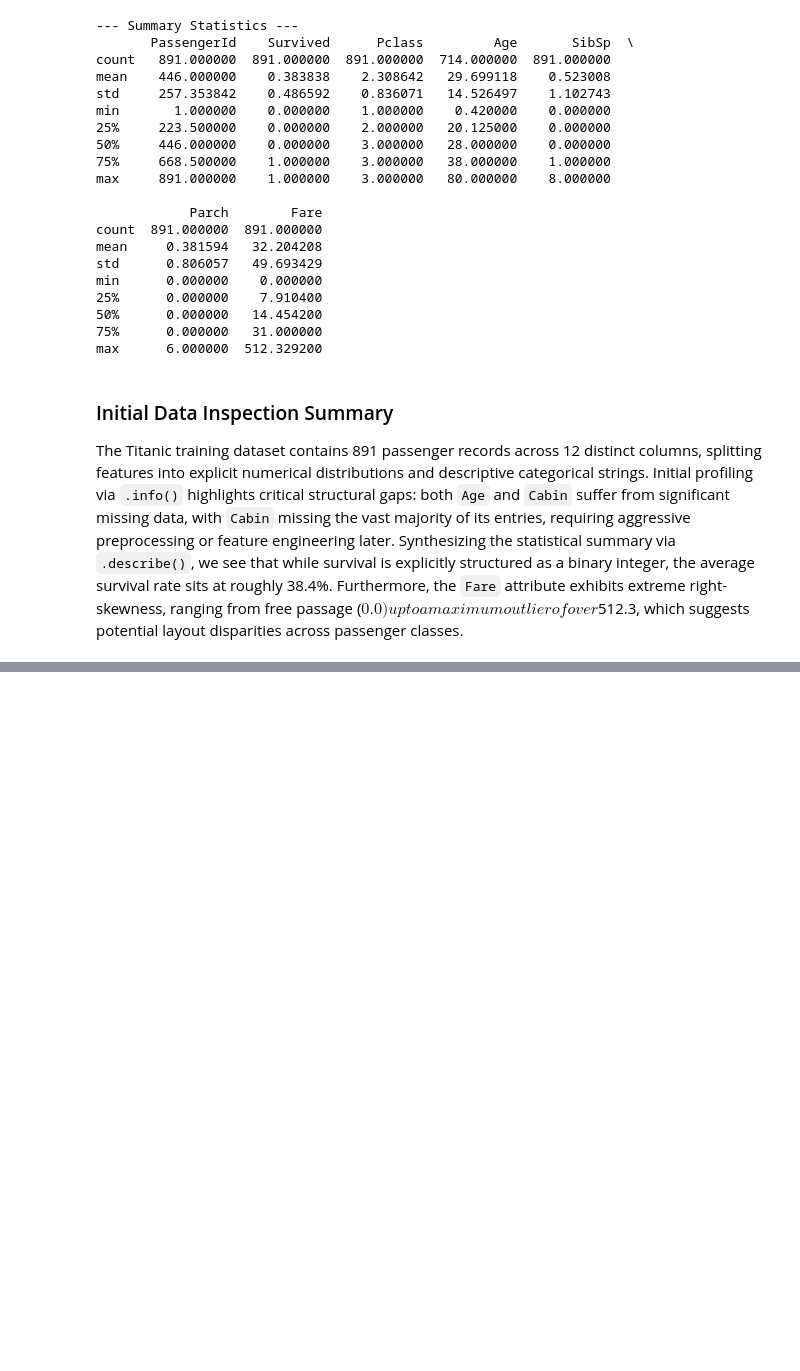
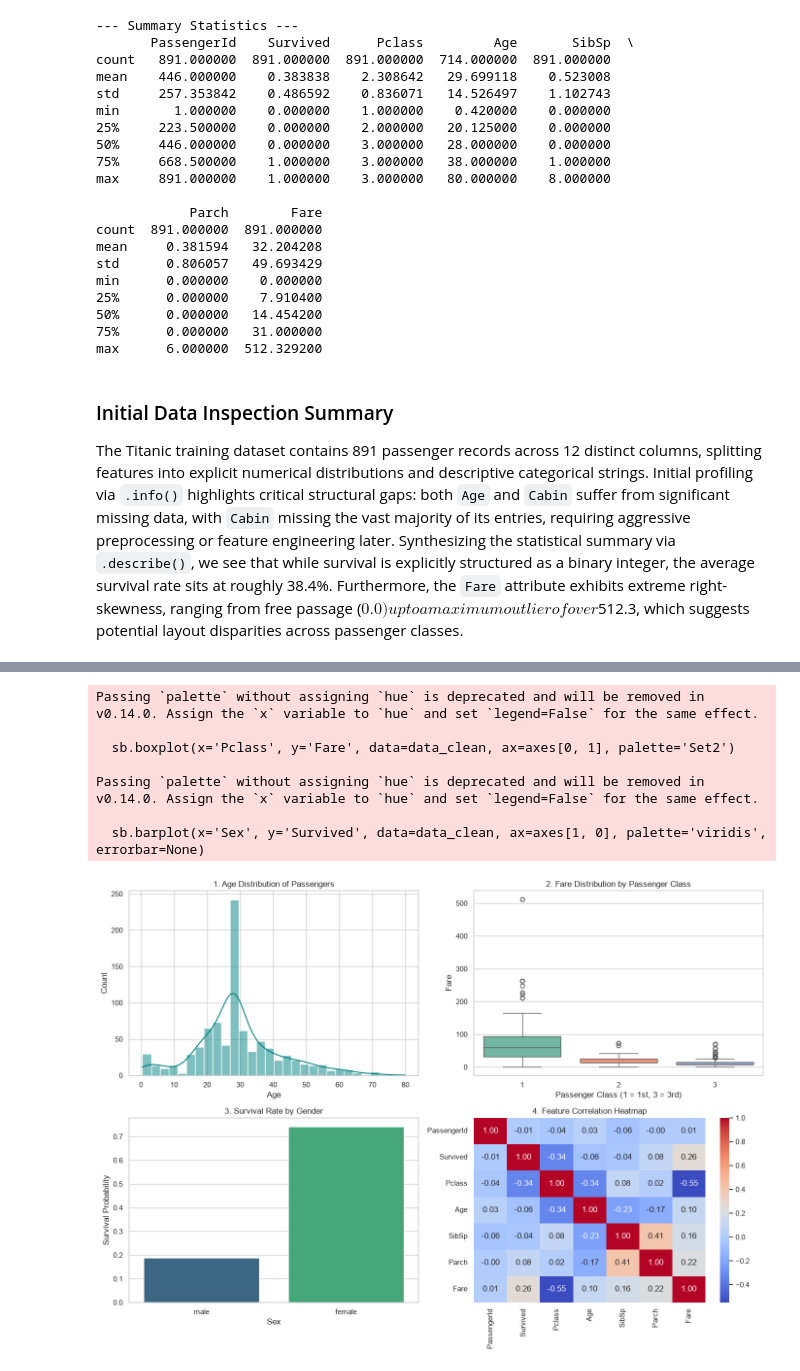
Before and after one commit to NotDumbj/neurofive-ml-track, a Jupyter notebook: main.ipynb, the cells around one changed output, grey strips where cells are left out. Cells and saved outputs as stored; diff of their text form; code cells hidden in the pictures; blank space fills up the shorter version.

```diff
--- a/main.ipynb
+++ b/main.ipynb
@@ -53,0 +98,31 @@ The Titanic training dataset contains 891 passenger records across 12 distinct c
+# %%
+sb.set_theme(style="whitegrid")
+fig, axes = plt.subplots(2, 2, figsize=(14, 10))
+
+sb.histplot(data_clean['Age'], kde=True, ax=axes[0, 0], color='teal', bins=30)
+axes[0, 0].set_title('1. Age Distribution of Passengers')
+axes[0, 0].set_xlabel('Age')
+
+sb.boxplot(x='Pclass', y='Fare', data=data_clean, ax=axes[0, 1], palette='Set2')
+axes[0, 1].set_title('2. Fare Distribution by Passenger Class')
+axes[0, 1].set_xlabel('Passenger Class (1 = 1st, 3 = 3rd)')
+
+sb.barplot(x='Sex', y='Survived', data=data_clean, ax=axes[1, 0], palette='viridis', errorbar=None)
+axes[1, 0].set_title('3. Survival Rate by Gender')
+axes[1, 0].set_ylabel('Survival Probability')
+
+numeric_df = data_clean.select_dtypes(include=[np.number])
+sb.heatmap(numeric_df.corr(), annot=True, cmap='coolwarm', fmt=".2f", ax=axes[1, 1])
+axes[1, 1].set_title('4. Feature Correlation Heatmap')
+
+plt.tight_layout()
+plt.show()
+# %% [output]
+Passing `palette` without assigning `hue` is deprecated and will be removed in v0.14.0. Assign the `x` variable to `hue` and set `legend=False` for the same effect.
+
+  sb.boxplot(x='Pclass', y='Fare', data=data_clean, ax=axes[0, 1], palette='Set2')
+
+Passing `palette` without assigning `hue` is deprecated and will be removed in v0.14.0. Assign the `x` variable to `hue` and set `legend=False` for the same effect.
+
+  sb.barplot(x='Sex', y='Survived', data=data_clean, ax=axes[1, 0], palette='viridis', errorbar=None)
+[figure, added]
```
Also changed, not shown: parts of 11 cells of this notebook.
